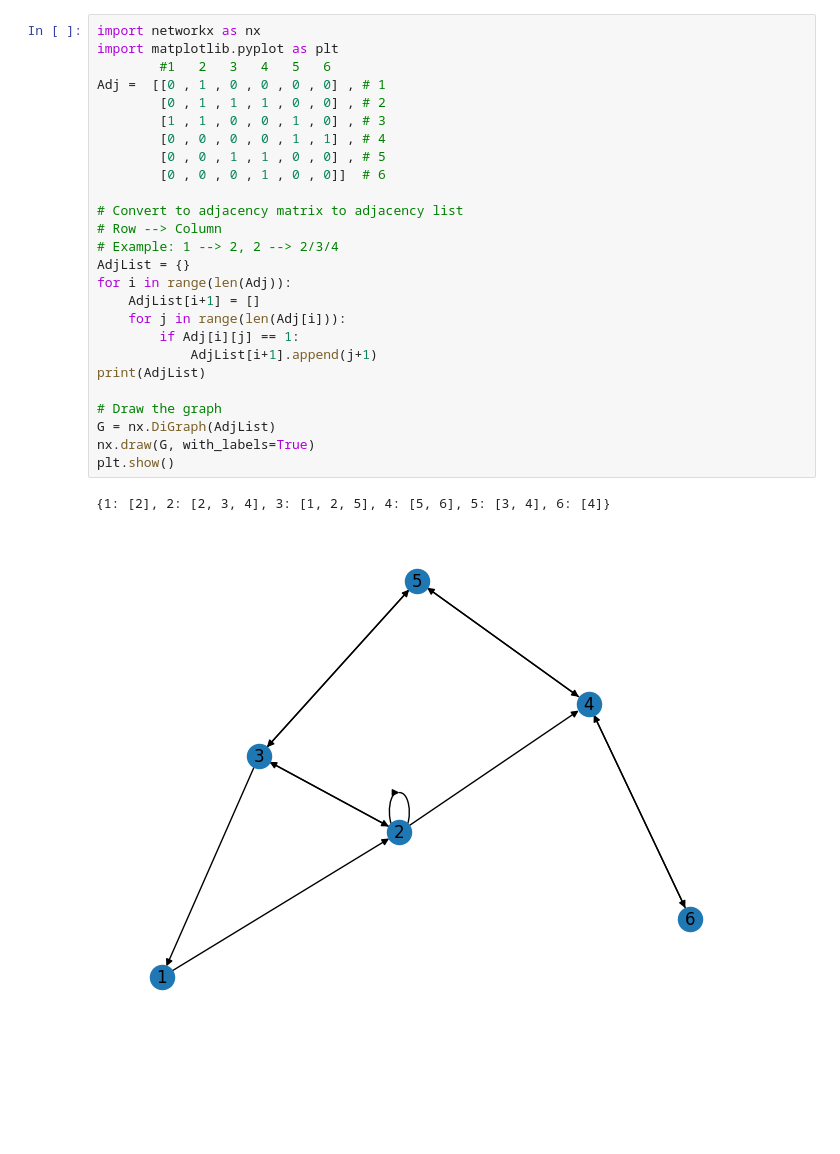
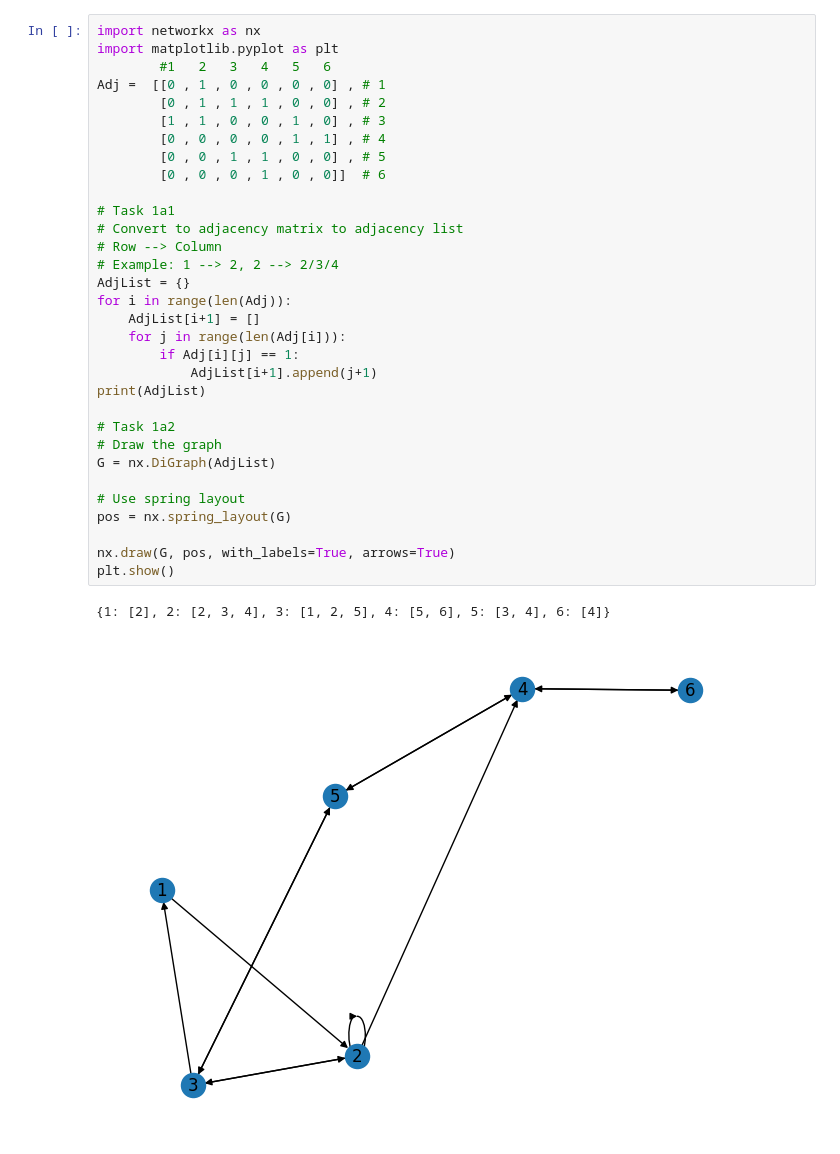
Before and after one commit to TimLindeijer/DAT600, a Jupyter notebook: Assignment 3/Task1.ipynb, the cells around one changed output. Drawn from its saved outputs; the diff is of its cells as text; blank space fills up the shorter version.

```diff
--- a/Assignment 3/Task1.ipynb
+++ b/Assignment 3/Task1.ipynb
@@ -1,30 +1,36 @@
 # %%
 import networkx as nx
 import matplotlib.pyplot as plt
         #1   2   3   4   5   6
 Adj =  [[0 , 1 , 0 , 0 , 0 , 0] , # 1
         [0 , 1 , 1 , 1 , 0 , 0] , # 2
         [1 , 1 , 0 , 0 , 1 , 0] , # 3
         [0 , 0 , 0 , 0 , 1 , 1] , # 4
         [0 , 0 , 1 , 1 , 0 , 0] , # 5
         [0 , 0 , 0 , 1 , 0 , 0]]  # 6
 
+# Task 1a1
 # Convert to adjacency matrix to adjacency list
 # Row --> Column
 # Example: 1 --> 2, 2 --> 2/3/4
 AdjList = {}
 for i in range(len(Adj)):
     AdjList[i+1] = []
     for j in range(len(Adj[i])):
         if Adj[i][j] == 1:
             AdjList[i+1].append(j+1)
 print(AdjList)
 
+# Task 1a2
 # Draw the graph
 G = nx.DiGraph(AdjList)
-nx.draw(G, with_labels=True)
+
+# Use spring layout
+pos = nx.spring_layout(G)
+
+nx.draw(G, pos, with_labels=True, arrows=True)
 plt.show()
 # %% [output]
 {1: [2], 2: [2, 3, 4], 3: [1, 2, 5], 4: [5, 6], 5: [3, 4], 6: [4]}
-[figure, old version]
+[figure, new version]
 # %%
```
Also changed, not shown: parts of 5 cells of this notebook, 1 other file.
